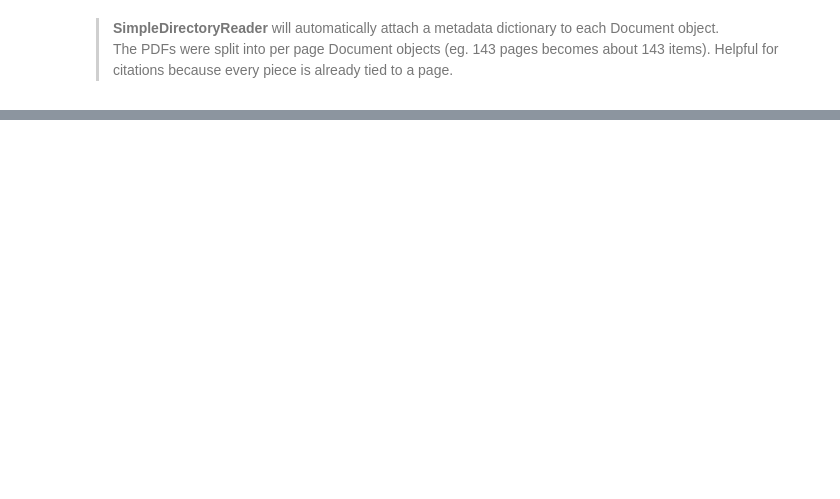
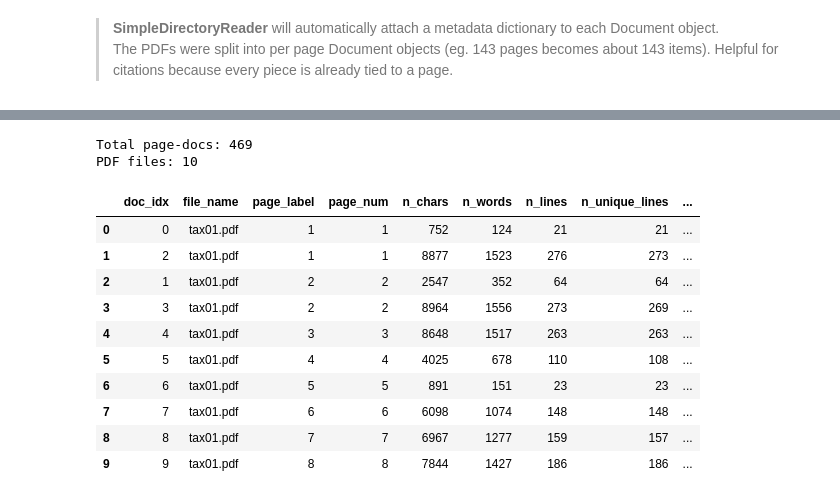
Before and after one commit to AmjadKudsi/Meta_llama-chatbot, a Jupyter notebook: notebooks/01_ingest_and_index.ipynb, the cells around one changed output, grey strips where cells are left out. Drawn from its saved outputs; the diff is of its cells as text; code cells hidden in the pictures; blank space fills up the shorter version.

```diff
--- a/notebooks/01_ingest_and_index.ipynb
+++ b/notebooks/01_ingest_and_index.ipynb
@@ -169,0 +159,77 @@ Jan 22, 2025 Department o
+# %%
+# per page stats
+
+import re
+import pandas as pd
+
+def to_int(x, default=-1):
+    try:
+        return int(str(x).strip())
+    except:
+        return default
+
+rows = []
+for i, d in enumerate(documents):
+    meta = d.metadata or {}
+    file_name = meta.get("file_name") or meta.get("source_file") or "UNKNOWN"
+    page_label = meta.get("page_label")
+    text = d.text or ""
+
+    lines = [ln.strip() for ln in text.splitlines() if ln.strip()]
+    n_lines = len(lines)
+    n_chars = len(text)
+    n_words = len(re.findall(r"\w+", text))
+    n_unique_lines = len(set(lines)) if n_lines else 0
+    unique_line_ratio = (n_unique_lines / n_lines) if n_lines else 0.0
+
+    rows.append({
+        "doc_idx": i,
+        "file_name": file_name,
+        "page_label": str(page_label) if page_label is not None else "",
+        "page_num": to_int(page_label),
+        "n_chars": n_chars,
+        "n_words": n_words,
+        "n_lines": n_lines,
+        "n_unique_lines": n_unique_lines,
+        "unique_line_ratio": unique_line_ratio,
+    })
+
+df_pages = pd.DataFrame(rows).sort_values(["file_name", "page_num", "doc_idx"]).reset_index(drop=True)
+
+print("Total page-docs:", len(df_pages))
+print("PDF files:", df_pages["file_name"].nunique())
+display(df_pages.head(10))
+
+# Per PDF summary
+df_pdf_summary = (
+    df_pages
+    .groupby("file_name", as_index=False)
+    .agg(
+        pages=("doc_idx", "count"),
+        chars_mean=("n_chars", "mean"),
+        chars_median=("n_chars", "median"),
+        chars_min=("n_chars", "min"),
+        chars_max=("n_chars", "max"),
+        words_mean=("n_words", "mean"),
+        unique_line_ratio_mean=("unique_line_ratio", "mean"),
+        pct_very_short=("n_chars", lambda s: float((s < 200).mean()) * 100.0),
+        pct_short=("n_chars", lambda s: float((s < 600).mean()) * 100.0),
+    )
+    .sort_values("pages", ascending=False)
+)
+
+display(df_pdf_summary)
+# %% [output]
+Total page-docs: 469
+PDF files: 10
+|  | doc_idx | file_name | page_label | page_num | n_chars | n_words | n_lines | n_unique_lines | ... |
+| 0 | 0 | tax01.pdf | 1 | 1 | 752 | 124 | 21 | 21 | ... |
+| 1 | 2 | tax01.pdf | 1 | 1 | 8877 | 1523 | 276 | 273 | ... |
+| 2 | 1 | tax01.pdf | 2 | 2 | 2547 | 352 | 64 | 64 | ... |
+| 3 | 3 | tax01.pdf | 2 | 2 | 8964 | 1556 | 273 | 269 | ... |
+| 4 | 4 | tax01.pdf | 3 | 3 | 8648 | 1517 | 263 | 263 | ... |
+| 5 | 5 | tax01.pdf | 4 | 4 | 4025 | 678 | 110 | 108 | ... |
+| 6 | 6 | tax01.pdf | 5 | 5 | 891 | 151 | 23 | 23 | ... |
+| 7 | 7 | tax01.pdf | 6 | 6 | 6098 | 1074 | 148 | 148 | ... |
+| 8 | 8 | tax01.pdf | 7 | 7 | 6967 | 1277 | 159 | 157 | ... |
+| 9 | 9 | tax01.pdf | 8 | 8 | 7844 | 1427 | 186 | 186 | ... |
```
Also changed, not shown: parts of 27 cells of this notebook.
